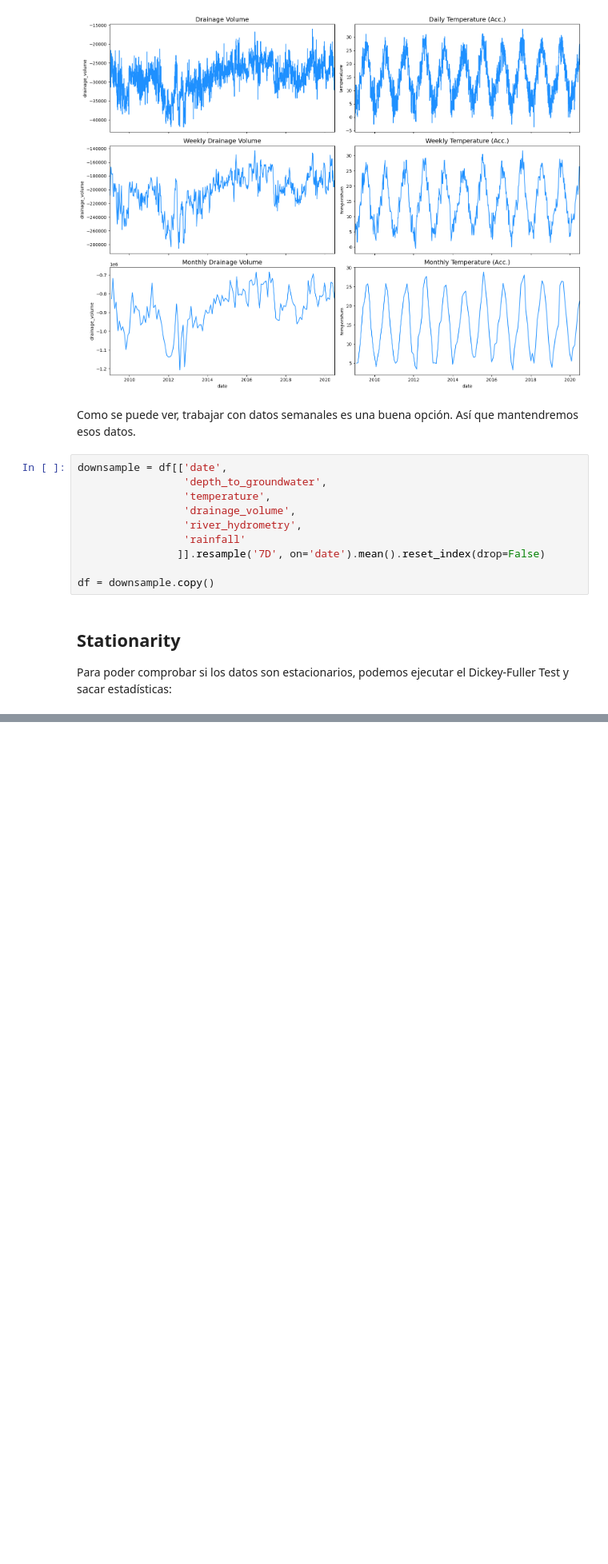
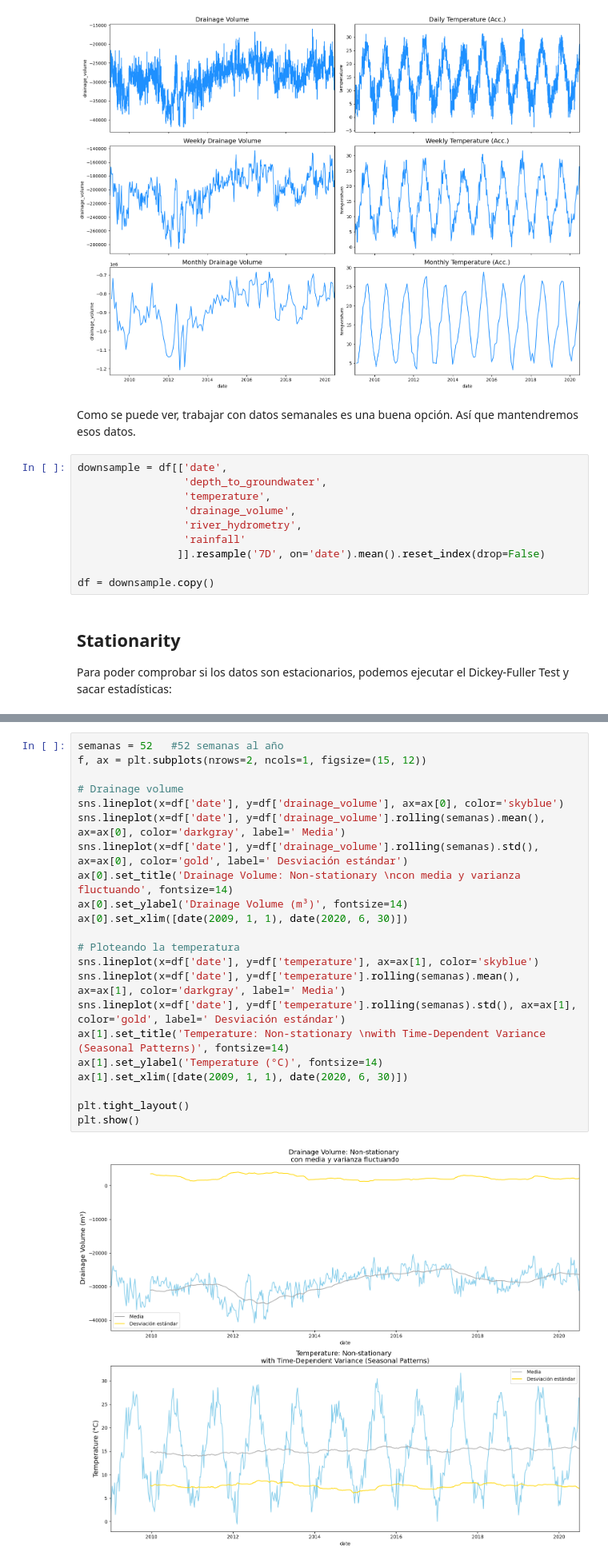
Before and after one commit to 4GeeksAcademy/Timeseries_VP, a Jupyter notebook: src/explore.ipynb, the cells around one changed output, grey strips where cells are left out. Shown at 80% size. Saved outputs shown, nothing was run; the diff lists cells and outputs as text; blank space fills up the shorter version.

```diff
--- a/src/explore.ipynb
+++ b/src/explore.ipynb
@@ -295,0 +307,24 @@ df = downsample.copy()
+# %%
+semanas = 52   #52 semanas al año
+f, ax = plt.subplots(nrows=2, ncols=1, figsize=(15, 12))
+
+# Drainage volume
+sns.lineplot(x=df['date'], y=df['drainage_volume'], ax=ax[0], color='skyblue')
+sns.lineplot(x=df['date'], y=df['drainage_volume'].rolling(semanas).mean(), ax=ax[0], color='darkgray', label=' Media')
+sns.lineplot(x=df['date'], y=df['drainage_volume'].rolling(semanas).std(), ax=ax[0], color='gold', label=' Desviación estándar')
+ax[0].set_title('Drainage Volume: Non-stationary \ncon media y varianza fluctuando', fontsize=14)
+ax[0].set_ylabel('Drainage Volume (m³)', fontsize=14)
+ax[0].set_xlim([date(2009, 1, 1), date(2020, 6, 30)])
+
+# Ploteando la temperatura
+sns.lineplot(x=df['date'], y=df['temperature'], ax=ax[1], color='skyblue')
+sns.lineplot(x=df['date'], y=df['temperature'].rolling(semanas).mean(), ax=ax[1], color='darkgray', label=' Media')
+sns.lineplot(x=df['date'], y=df['temperature'].rolling(semanas).std(), ax=ax[1], color='gold', label=' Desviación estándar')
+ax[1].set_title('Temperature: Non-stationary \nwith Time-Dependent Variance (Seasonal Patterns)', fontsize=14)
+ax[1].set_ylabel('Temperature (°C)', fontsize=14)
+ax[1].set_xlim([date(2009, 1, 1), date(2020, 6, 30)])
+
+plt.tight_layout()
+plt.show()
+# %% [output]
+[figure, added]
```
Also changed, not shown: parts of 35 cells of this notebook.
